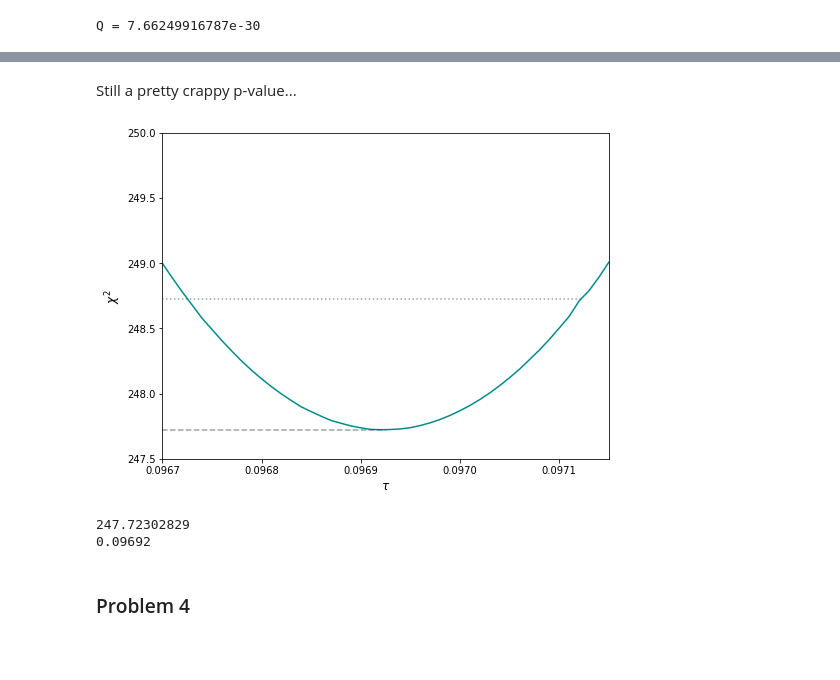
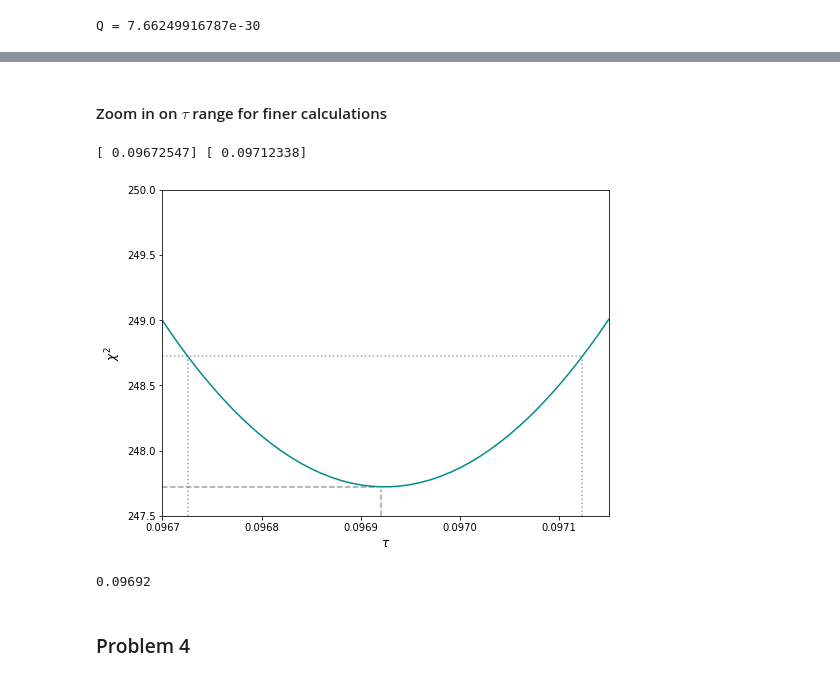
Before and after one commit to columbia-astro/problem-set-7-jicortes, a Jupyter notebook: HW7_jcortes.ipynb, the cells around one changed output, grey strips where cells are left out. Drawn from its saved outputs; the diff is of its cells as text; code cells hidden in the pictures; blank space fills up the shorter version.

```diff
--- a/HW7_jcortes.ipynb
+++ b/HW7_jcortes.ipynb
@@ -237,3 +253,5 @@ Q = 7.66249916787e-30
+# %% [markdown]
+#### Zoom in on $\tau$ range for finer calculations
 # %%
 start = 0.09670
 finish = 0.09715
@@ -255,5 +273,11 @@ for tau_val in tau_vals:
 # %%
 # find index for minimum chi-squared value
 chi2_min = np.argmin(chi2_vals)
-# %% [markdown]
-Still a pretty crappy p-value...
+# %%
+cs = np.polyfit(tau_vals, chi2_vals, 4)
+chi2_out = lambda x: cs[0]*x**4 + cs[1]*x**3 + cs[2]*x**2 + cs[3]*x + cs[4]
+
+taus = np.arange(start*cf, finish*cf, ds*cf)/cf
+chis = chi2_out(taus)
+# %%
+h = lambda x: chi2_out(x) - (chi2_vals[chi2_min]+1)
@@ -260,20 +286,29 @@ Still a pretty crappy p-value...
+# %%
+x_int1 = scipy.optimize.fsolve(h, 0.0967)
+x_int2 = scipy.optimize.fsolve(h, 0.0970)
+# %%
+print x_int1, x_int2
+# %% [output]
+[ 0.09672547] [ 0.09712338]
 # %%
 plt.figure(figsize=(8,6))
-plt.plot(tau_vals, chi2_vals, color='darkcyan', ls='-')
+#plt.plot(tau_vals, chi2_vals, color='darkcyan', ls='-')
+plt.plot(taus, chis, color='darkcyan', ls='-')
+plt.axvline(x=tau_vals[chi2_min], ymax=0.08, color='darkslategrey', ls='--', alpha=0.5)
 plt.axhline(y=chi2_vals[chi2_min]+1, xmax=0.94, color='darkslategrey', ls=':', alpha=0.5)
-plt.axhline(y=chi2_vals[chi2_min], xmax=0.5, color='darkslategrey', ls='--', alpha=0.5)
+plt.axhline(y=chi2_vals[chi2_min], xmax=0.48, color='darkslategrey', ls='--', alpha=0.5)
+plt.axvline(x=x_int1, ymax=0.48, color='darkslategrey', ls=':', alpha=0.5)
+plt.axvline(x=x_int2, ymax=0.48, color='darkslategrey', ls=':', alpha=0.5)
 plt.xlim([0.09670, 0.09715])
 plt.ylim([247.5, 250])
 plt.xlabel(r'$\tau$', fontsize=12)
 plt.ylabel(r'$\chi^2$', fontsize=12)
 plt.show()
 # %% [output]
-[figure, old version]
+[figure, new version]
 # %%
-print chi2_vals[chi2_min]
 print tau_vals[chi2_min]
 # %% [output]
-247.72302829
 0.09692
 # %% [markdown]
 ### Problem 4
```
Also changed, not shown: parts of 11 cells of this notebook.
